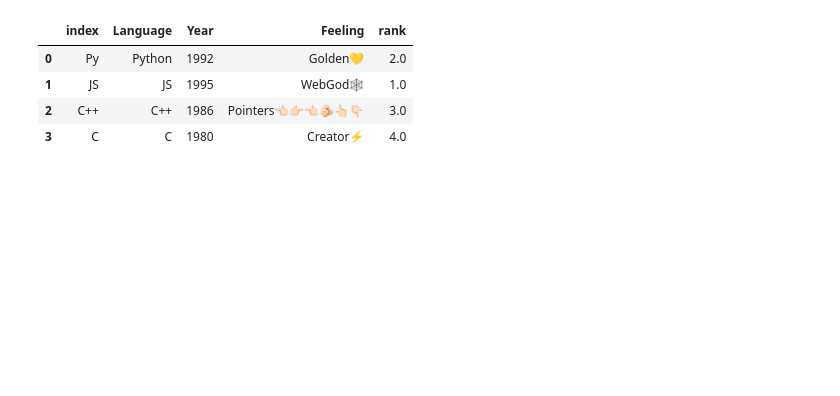
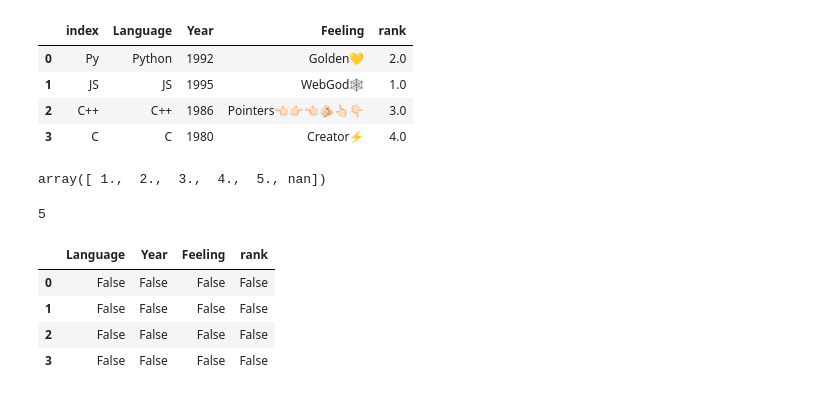
Before and after one commit to XionVolt/Ai-Ml, a Jupyter notebook: Programming/Pandas/04_important_series_and_df_methods.ipynb, the cells around one changed output. Saved outputs shown, nothing was run; the diff lists cells and outputs as text; code cells hidden in the pictures; blank space fills up the shorter version.

```diff
--- a/Programming/Pandas/04_important_series_and_df_methods.ipynb
+++ b/Programming/Pandas/04_important_series_and_df_methods.ipynb
@@ -118,3 +125,26 @@ langs.rename(index={0:'Py',1:'JS',2:'C++',3:'C'}).reset_index()
 | 1 | JS | JS | 1995 | WebGod🕸️ | 1.0 |
 | 2 | C++ | C++ | 1986 | Pointers👈🏻👉🏻👈🏻🫵🏻👆🏻👇🏻 | 3.0 |
 | 3 | C | C | 1980 | Creator⚡ | 4.0 |
+# %%
+# unique ->  (series) https://www.youtube.com/live/zTa4MIrGTIE?si=HtI0I4tK4WxbwvEV&t=3707
+series1 = pd.Series([1, 2, 3, 3, 4, 4, 4, 5, 5, 5, 5,np.nan, np.nan]) # will treat all missing values as one
+series1.unique() # gives unique values, in list(after removing duplicates)
+
+# series1.drop_duplicates(keep='first') # keep='first' or 'last' or False , same but give in series
+# %% [output]
+array([ 1.,  2.,  3.,  4.,  5., nan])
+# %%
+# nunique, will tell number of unique values, in series((after removing duplicates))
+# does not include NaN values
+series1.nunique()
+# %% [output]
+5
+# %%
+# isnull , will true if null otherwise false
+langs.isnull()
+# %% [output]
+|  | Language | Year | Feeling | rank |
+| 0 | False | False | False | False |
+| 1 | False | False | False | False |
+| 2 | False | False | False | False |
+| 3 | False | False | False | False |
```
Also changed, not shown: parts of 11 cells of this notebook, 4 other files.
